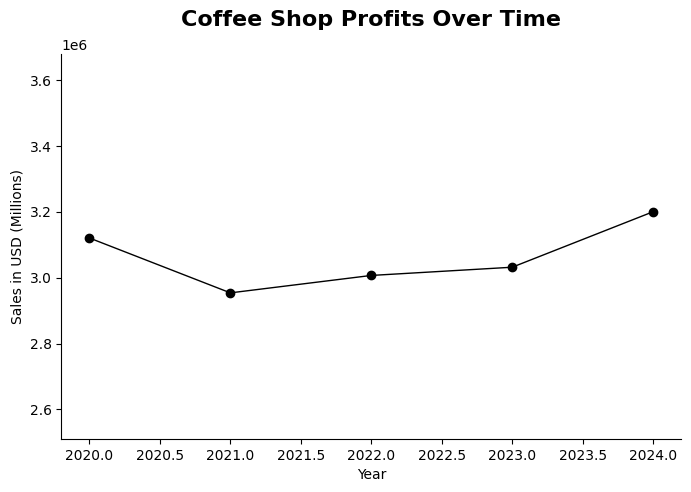
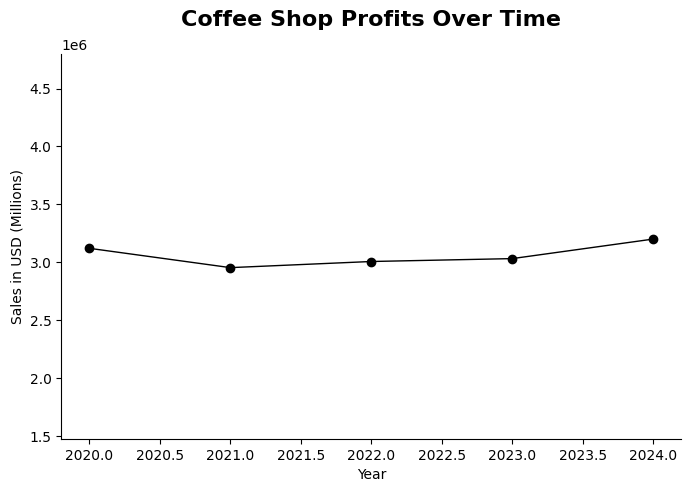
Unified diff of the notebook cell whose output changed from the first chart to the second:
--- before
+++ after
@@ -5,5 +5,5 @@
 
 plt.plot(subset["Year"], subset["Sales"], color="black", linewidth=1, marker="o")
-plt.ylim(subset["Sales"].min() *.85, subset["Sales"].max() *1.15)
+plt.ylim(subset["Sales"].min() *.50, subset["Sales"].max() *1.50)
 plt.xlabel("Year", color="black")
 plt.ylabel("Sales in USD (Millions)", color="black")

Commit: added final markdown cell